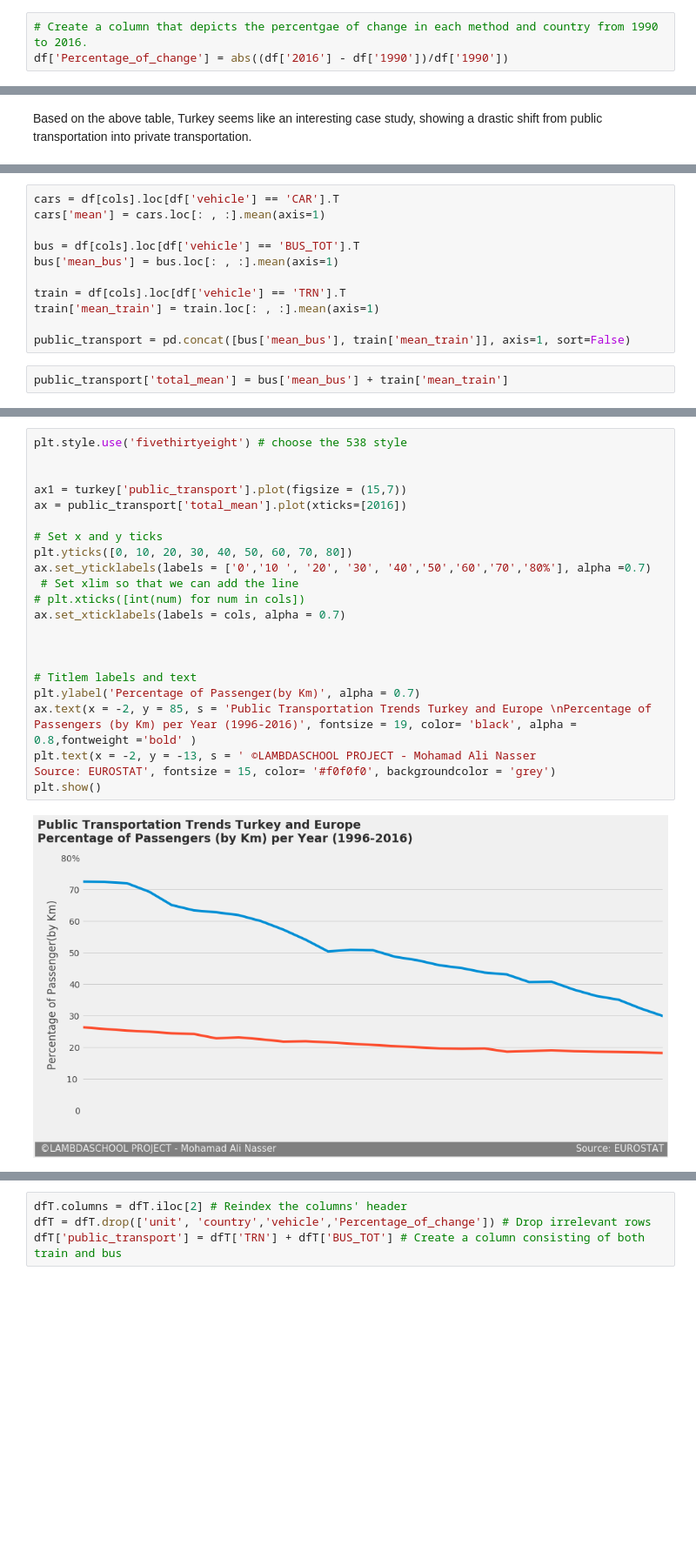
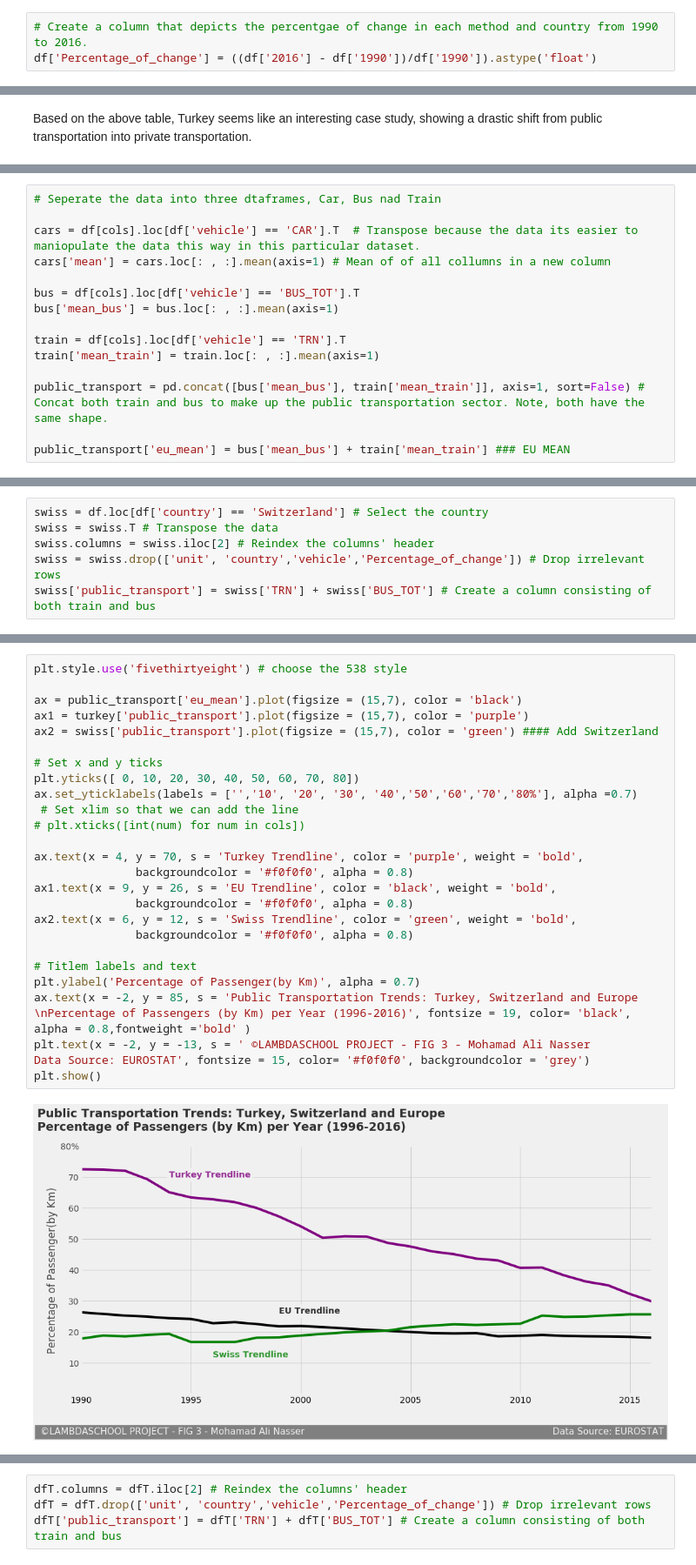
Before and after one commit to mohamad-ali-nasser/EU-Transporation-CO2-Data, a Jupyter notebook: Project.ipynb, the cells around one changed output, grey strips where cells are left out. Shown at 87% size. Saved outputs shown, nothing was run; the diff lists cells and outputs as text; blank space fills up the shorter version.

```diff
--- a/Project.ipynb
+++ b/Project.ipynb
@@ -54,4 +98,4 @@ df = df.reindex(columns = k) # Reindex the columns of the DataFrame based on the
 # %%
 # Create a column that depicts the percentgae of change in each method and country from 1990 to 2016.
-df['Percentage_of_change'] = abs((df['2016'] - df['1990'])/df['1990'])
+df['Percentage_of_change'] = ((df['2016'] - df['1990'])/df['1990']).astype('float')
 # %%
@@ -110,6 +188,8 @@ dfT
 # %%
-cars = df[cols].loc[df['vehicle'] == 'CAR'].T
-cars['mean'] = cars.loc[: , :].mean(axis=1)
+# Seperate the data into three dtaframes, Car, Bus nad Train
+
+cars = df[cols].loc[df['vehicle'] == 'CAR'].T  # Transpose because the data its easier to maniopulate the data this way in this particular dataset.
+cars['mean'] = cars.loc[: , :].mean(axis=1) # Mean of of all collumns in a new column
 
 bus = df[cols].loc[df['vehicle'] == 'BUS_TOT'].T
 bus['mean_bus'] = bus.loc[: , :].mean(axis=1)
@@ -117,6 +197,6 @@ bus['mean_bus'] = bus.loc[: , :].mean(axis=1)
 train = df[cols].loc[df['vehicle'] == 'TRN'].T
 train['mean_train'] = train.loc[: , :].mean(axis=1)
 
-public_transport = pd.concat([bus['mean_bus'], train['mean_train']], axis=1, sort=False)
+public_transport = pd.concat([bus['mean_bus'], train['mean_train']], axis=1, sort=False) # Concat both train and bus to make up the public transportation sector. Note, both have the same shape.
+
+public_transport['eu_mean'] = bus['mean_bus'] + train['mean_train'] ### EU MEAN
-# %%
-public_transport['total_mean'] = bus['mean_bus'] + train['mean_train']
@@ -153,0 +259,6 @@ Name: total_mean, dtype: float64
+# %%
+swiss = df.loc[df['country'] == 'Switzerland'] # Select the country
+swiss = swiss.T # Transpose the data
+swiss.columns = swiss.iloc[2] # Reindex the columns' header
+swiss = swiss.drop(['unit', 'country','vehicle','Percentage_of_change']) # Drop irrelevant rows
+swiss['public_transport'] = swiss['TRN'] + swiss['BUS_TOT'] # Create a column consisting of both train and bus
@@ -154,23 +267,27 @@ Name: total_mean, dtype: float64
 # %%
 plt.style.use('fivethirtyeight') # choose the 538 style
 
-
-ax1 = turkey['public_transport'].plot(figsize = (15,7))
-ax = public_transport['total_mean'].plot(xticks=[2016])
+ax = public_transport['eu_mean'].plot(figsize = (15,7), color = 'black')
+ax1 = turkey['public_transport'].plot(figsize = (15,7), color = 'purple')
+ax2 = swiss['public_transport'].plot(figsize = (15,7), color = 'green') #### Add Switzerland
 
 # Set x and y ticks
-plt.yticks([0, 10, 20, 30, 40, 50, 60, 70, 80])
-ax.set_yticklabels(labels = ['0','10 ', '20', '30', '40','50','60','70','80%'], alpha =0.7)
+plt.yticks([ 0, 10, 20, 30, 40, 50, 60, 70, 80])
+ax.set_yticklabels(labels = ['','10', '20', '30', '40','50','60','70','80%'], alpha =0.7)
  # Set xlim so that we can add the line
 # plt.xticks([int(num) for num in cols])
-ax.set_xticklabels(labels = cols, alpha = 0.7)
 
-
+ax.text(x = 4, y = 70, s = 'Turkey Trendline', color = 'purple', weight = 'bold',
+               backgroundcolor = '#f0f0f0', alpha = 0.8)
+ax1.text(x = 9, y = 26, s = 'EU Trendline', color = 'black', weight = 'bold',
+               backgroundcolor = '#f0f0f0', alpha = 0.8)
+ax2.text(x = 6, y = 12, s = 'Swiss Trendline', color = 'green', weight = 'bold',
+               backgroundcolor = '#f0f0f0', alpha = 0.8)
 
 # Titlem labels and text
 plt.ylabel('Percentage of Passenger(by Km)', alpha = 0.7)
-ax.text(x = -2, y = 85, s = 'Public Transportation Trends Turkey and Europe \nPercentage of Passengers (by Km) per Year (1996-2016)', fontsize = 19, color= 'black', alpha = 0.8,fontweight ='bold' )
-plt.text(x = -2, y = -13, s = ' ©LAMBDASCHOOL PROJECT - Mohamad Ali Nasser                                                                                                      Source: EUROSTAT', fontsize = 15, color= '#f0f0f0', backgroundcolor = 'grey')
+ax.text(x = -2, y = 85, s = 'Public Transportation Trends: Turkey, Switzerland and Europe \nPercentage of Passengers (by Km) per Year (1996-2016)', fontsize = 19, color= 'black', alpha = 0.8,fontweight ='bold' )
+plt.text(x = -2, y = -13, s = ' ©LAMBDASCHOOL PROJECT - FIG 3 - Mohamad Ali Nasser                                                                                      Data Source: EUROSTAT', fontsize = 15, color= '#f0f0f0', backgroundcolor = 'grey')
 plt.show()
 # %% [output]
-[figure, old version]
+[figure, new version]
```
Also changed, not shown: parts of 106 cells of this notebook.
